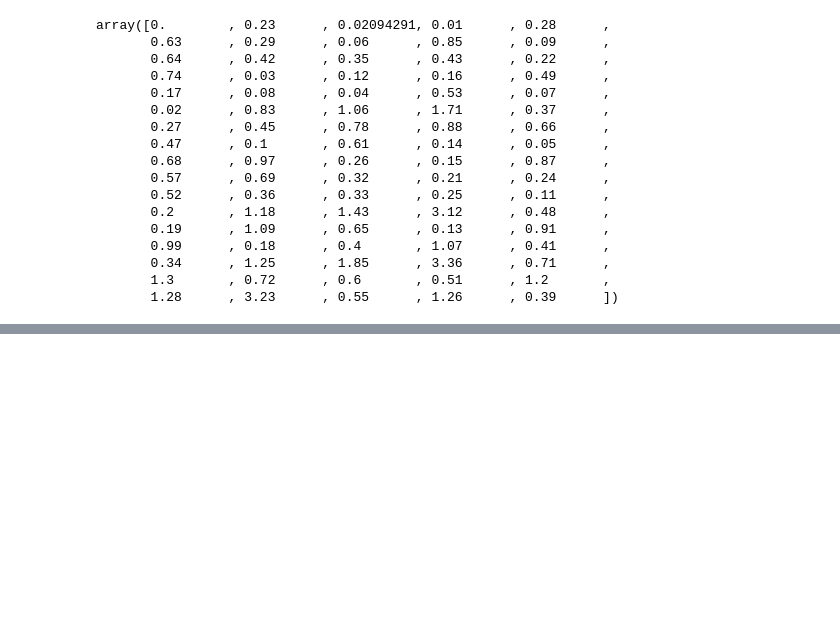
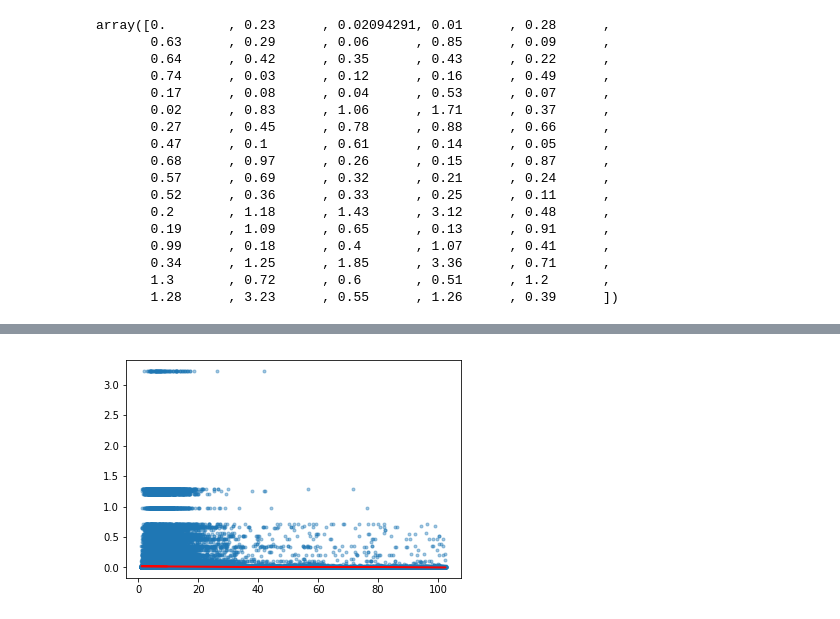
Before and after one commit to jslaga/SpringboardDSC, a Jupyter notebook: Capstone1/Capstone.ipynb, the cells around one changed output, grey strips where cells are left out. Saved outputs shown, nothing was run; the diff lists cells and outputs as text; code cells hidden in the pictures; blank space fills up the shorter version.

```diff
--- a/Capstone1/Capstone.ipynb
+++ b/Capstone1/Capstone.ipynb
@@ -442,3 +426,16 @@ LinregressResult(slope=-0.00017036035299038425, intercept=0.01730512763236402, r
+# %%
+# Visualize weather and trips
+fit = np.polyfit(x,y,1)
+fit_fn = np.poly1d(fit)
+# fit_fn(x)
+
+fig = plt.figure()
+ax = fig.add_subplot(111)
+ax.scatter(x,y,alpha=0.4,marker='.')
+plt.plot(x,fit_fn(x),'r-')
+plt.show()
+# %% [output]
+[figure, added]
 # %%
 sf_trips_clean = sf_trips.loc[sf_trips.duration < np.quantile(sf_trips.duration, 0.98)]
 
```
Also changed, not shown: parts of 28 cells of this notebook.
